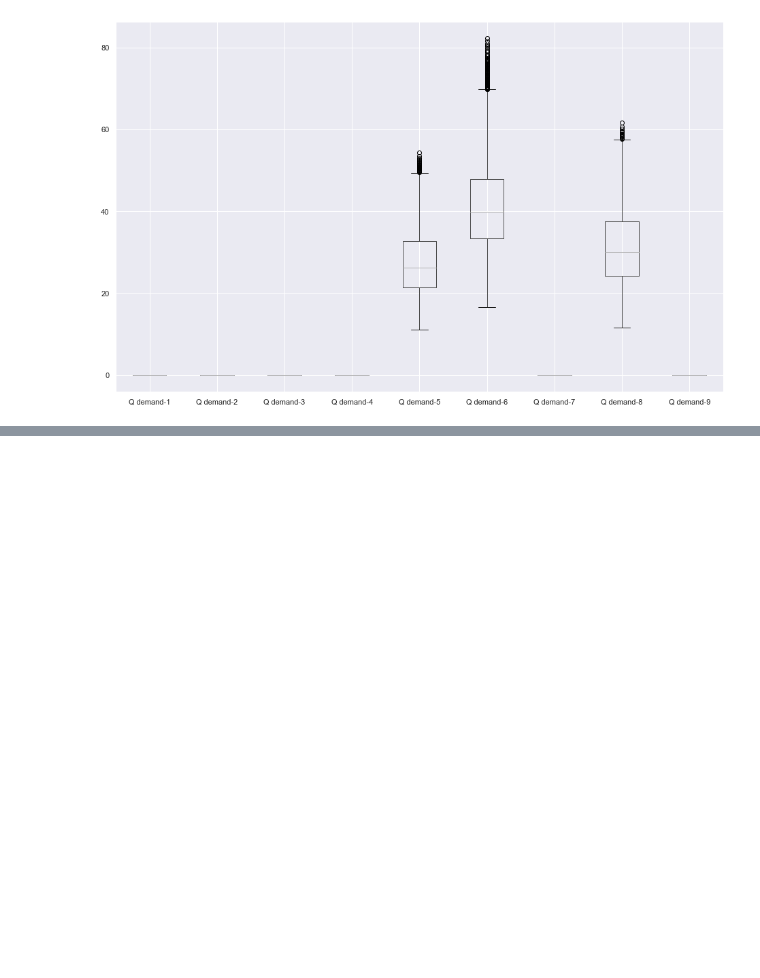
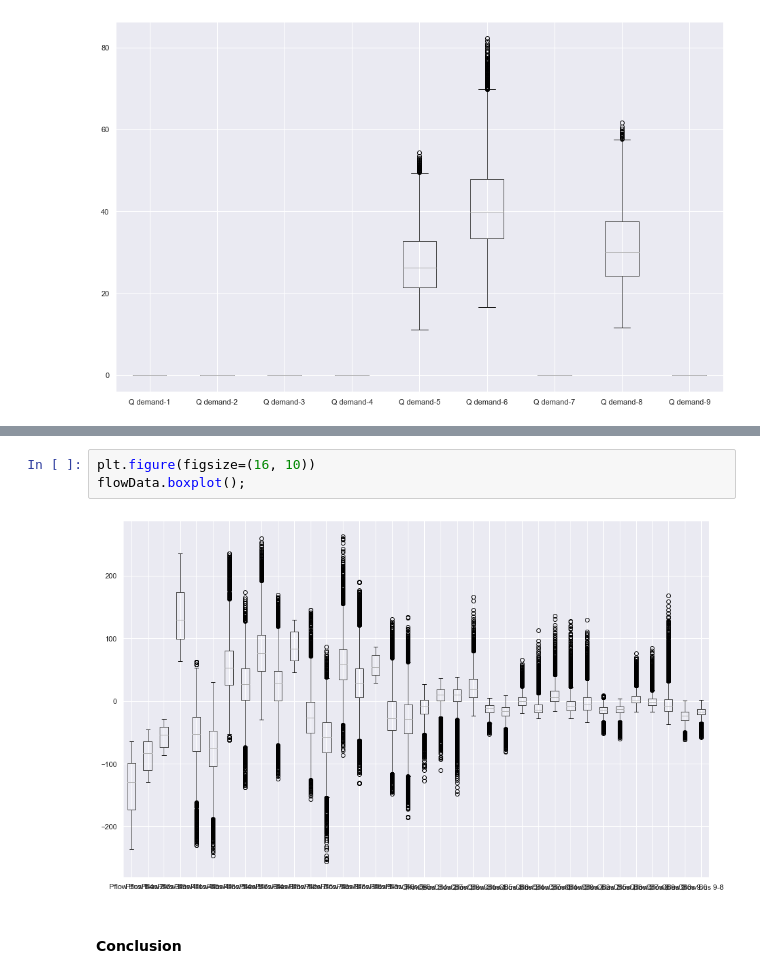
Before and after one commit to philmas/EE4720-Energy-Systems-Project, a Jupyter notebook: notebook.ipynb, the cells around one changed output, grey strips where cells are left out. Drawn from its saved outputs; the diff is of its cells as text; blank space fills up the shorter version.

```diff
--- a/notebook.ipynb
+++ b/notebook.ipynb
@@ -163,0 +265,7 @@ data.iloc[:, 54:110].boxplot();
+# %%
+plt.figure(figsize=(16, 10))
+flowData.boxplot();
+# %% [output]
+[figure, added]
+# %% [markdown]
+#### Conclusion
```
Also changed, not shown: parts of 26 cells of this notebook.
